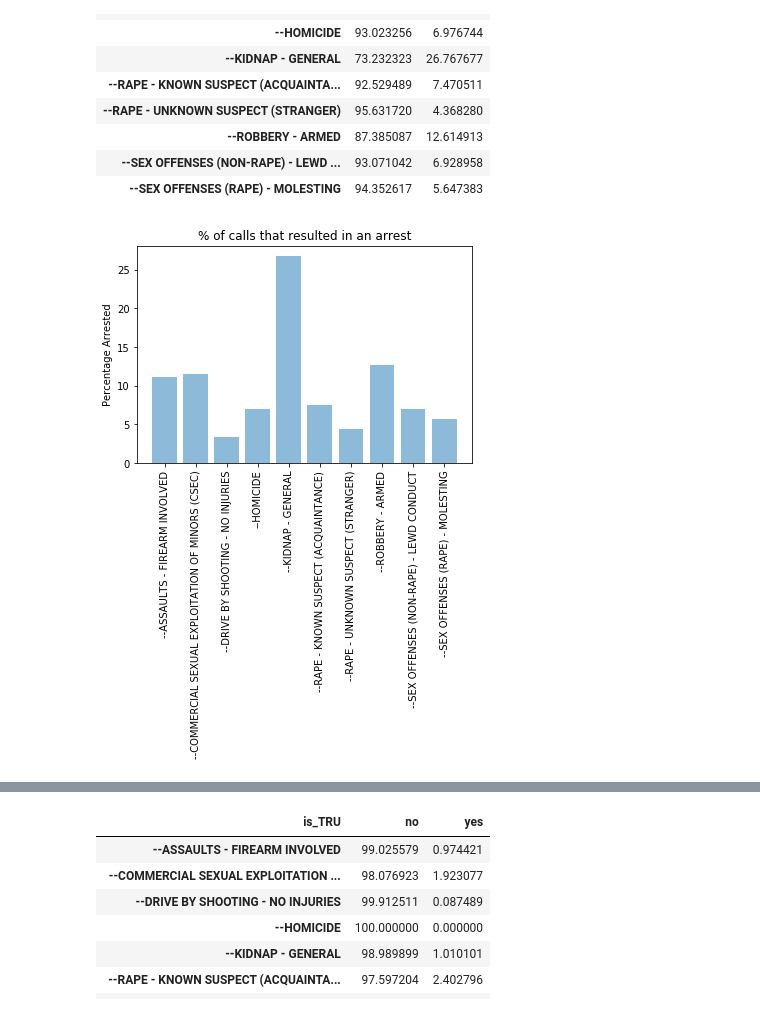
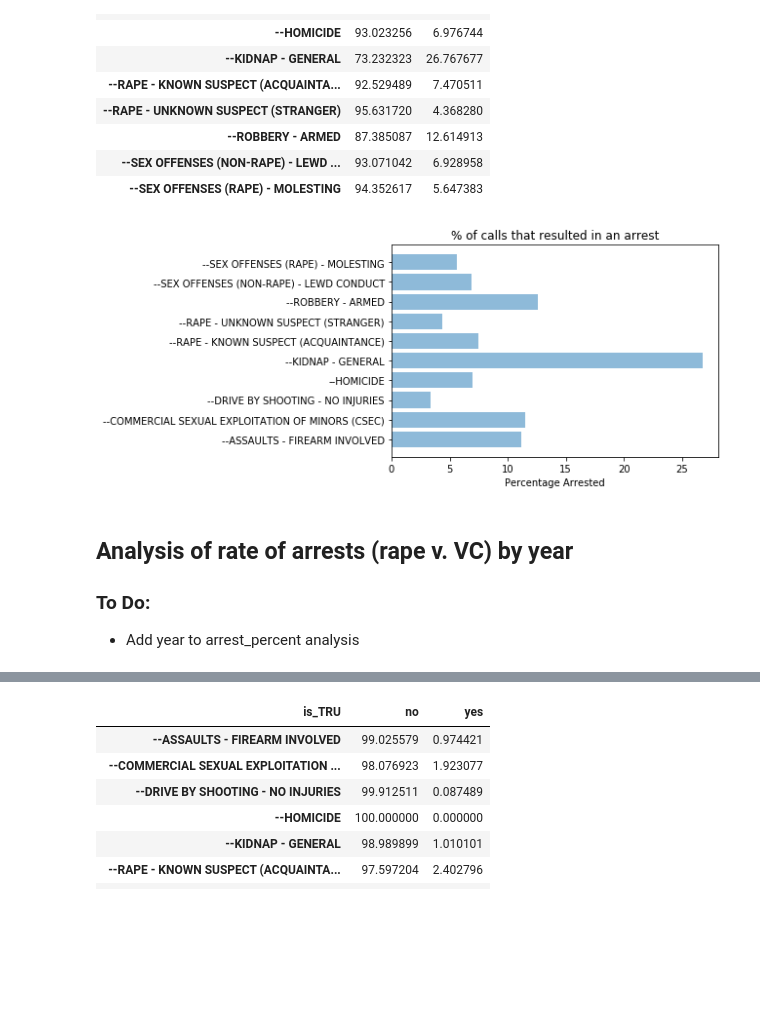
Before and after one commit to teacupwoozy/spd_notebook_archive, a Jupyter notebook: spd_notebook/2010-2018_sexcrimes_violentcrimes_percentages.ipynb, the cells around one changed output, grey strips where cells are left out. Saved outputs shown, nothing was run; the diff lists cells and outputs as text; code cells hidden in the pictures; blank space fills up the shorter version.

```diff
--- a/spd_notebook/2010-2018_sexcrimes_violentcrimes_percentages.ipynb
+++ b/spd_notebook/2010-2018_sexcrimes_violentcrimes_percentages.ipynb
@@ -224,12 +225,17 @@ all_calls_arrest
 | --SEX OFFENSES (RAPE) - MOLESTING | 94.352617 | 5.647383 |
 # %%
 # Plot only arrest percentages as bar graph.
-plt.bar(all_calls_arrest.index, all_calls_arrest.yes, align='center', alpha=0.5)
-plt.ylabel('Percentage Arrested')
+plt.barh(all_calls_arrest.index, all_calls_arrest.yes, align='center', alpha=0.5, orientation='horizontal')
+plt.xlabel('Percentage Arrested')
 plt.title('% of calls that resulted in an arrest')
-plt.xticks(rotation=90)
+#plt.xticks(rotation=90)
 
 plt.show()
 # %% [output]
-[figure, old version]
+[figure, new version]
+# %% [markdown]
+## Analysis of rate of arrests (rape v. VC) by year
+
+### To Do:
+* Add year to arrest_percent analysis
 # %%
```
Also changed, not shown: parts of 14 cells of this notebook.
